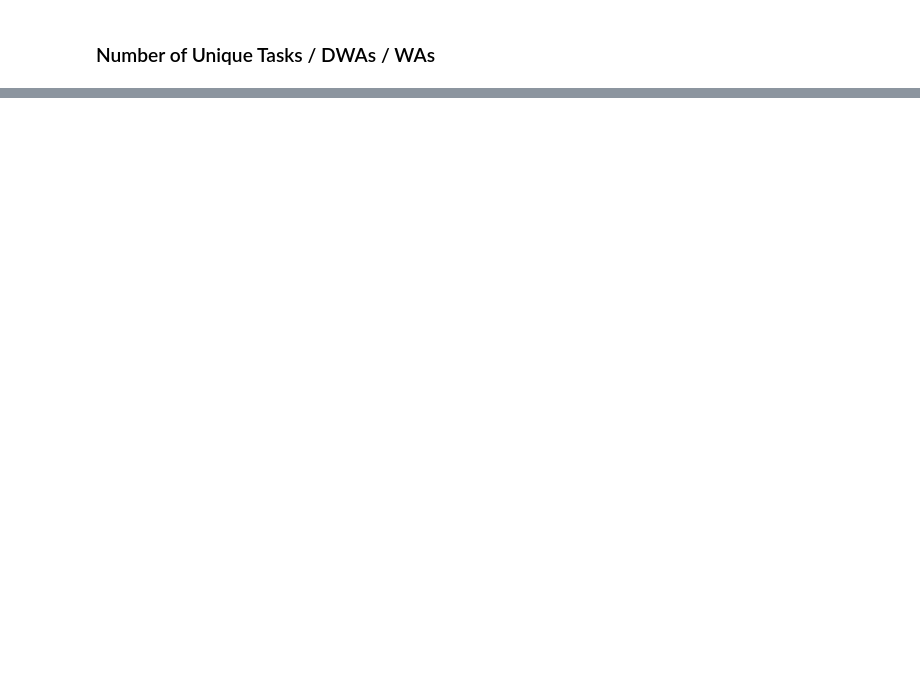
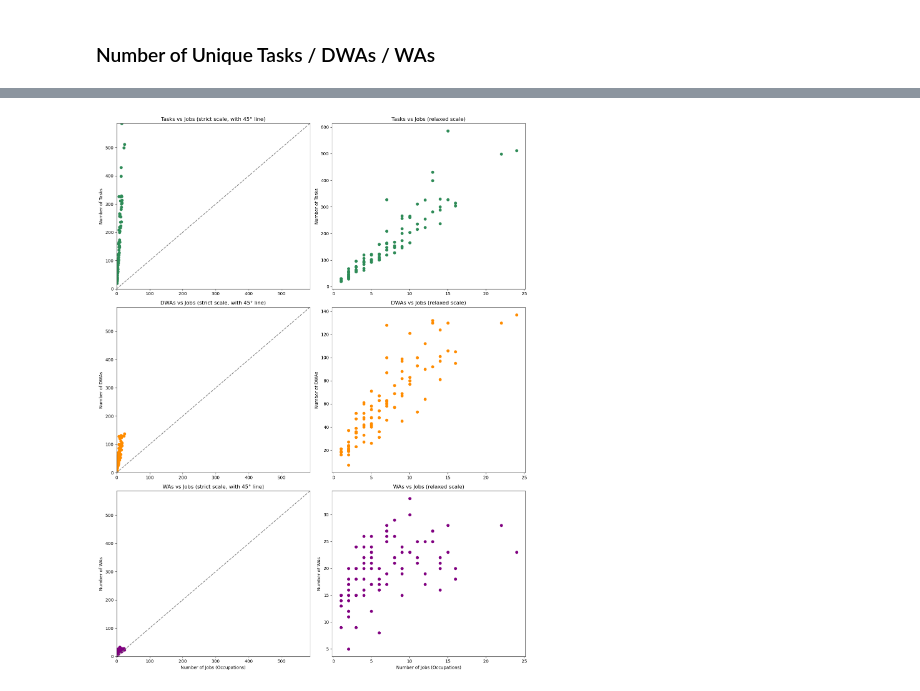
Before and after one commit to johnjosephhorton/rubin, a Jupyter notebook: agentic_ai/onet_handoff_measure.ipynb, the cells around one changed output, grey strips where cells are left out. Saved outputs shown, nothing was run; the diff lists cells and outputs as text; code cells hidden in the pictures; blank space fills up the shorter version.

```diff
--- a/agentic_ai/onet_handoff_measure.ipynb
+++ b/agentic_ai/onet_handoff_measure.ipynb
@@ -41,8 +41,13 @@ onet = pd.read_csv(f'{input_data_path}/onet_occupations_yearly.csv')
 # keep 2023 entries only
 onet = onet[onet['year'] == 2023].reset_index(drop=True)
 
-# add industry column
-onet['ind'] = onet['occ_code'].apply(lambda x: x.split('-')[0] if '-' in x else x)
+# define industry column:
+# 2-digit SOC code --> Major Group
+# 5-digit SOC code --> Minor Group
+# 6-digit SOC code --> Broad Occupation
+# 7-digit SOC code --> Detailed Occupation
+SOC_group_num_digits = 5
+onet['ind'] = onet['occ_code'].apply(lambda x: x[:SOC_group_num_digits])
 
 # remove 's for consistency issues
 onet = onet.applymap(lambda x: x.replace("'", "") if isinstance(x, str) else x)
@@ -438,0 +413,58 @@ plt.show()
+# %%
+import matplotlib.pyplot as plt
+
+# --- Compute absolute counts per industry ---
+jobs_tasks_abs = (
+    onet.groupby("ind_name")
+    .agg(
+        num_unique_occ=("occ_title", "nunique"),
+        num_unique_tasks=("task", "nunique"),
+        num_unique_DWAs=("dwa_title", "nunique"),
+        num_unique_WAs=("wa_name", "nunique"),
+    )
+    .reset_index()
+)
+
+# Determine common axis limits for column 1 (strict)
+max_x = jobs_tasks_abs["num_unique_occ"].max()
+max_y = max(
+    jobs_tasks_abs["num_unique_tasks"].max(),
+    jobs_tasks_abs["num_unique_DWAs"].max(),
+    jobs_tasks_abs["num_unique_WAs"].max()
+)
+limit = max(max_x, max_y)
+
+# --- Scatter plots in 3x2 grid ---
+fig, axes = plt.subplots(3, 2, figsize=(14, 18), sharex=False, sharey=False)
+
+# Data config
+measures = [
+    ("num_unique_tasks", "Tasks", "seagreen"),
+    ("num_unique_DWAs", "DWAs", "darkorange"),
+    ("num_unique_WAs", "WAs", "purple"),
+]
+
+for i, (col, label, color) in enumerate(measures):
+    # Left column: strict axis with 45° line
+    axes[i, 0].scatter(jobs_tasks_abs["num_unique_occ"], jobs_tasks_abs[col], color=color)
+    axes[i, 0].plot([0, limit], [0, limit], linestyle="--", color="gray")
+    axes[i, 0].set_title(f"{label} vs Jobs (strict scale, with 45° line)")
+    axes[i, 0].set_ylabel(f"Number of {label}")
+    axes[i, 0].set_xlim(0, limit)
+    axes[i, 0].set_ylim(0, limit)
+
+    # Right column: relaxed axis (autoscale)
+    axes[i, 1].scatter(jobs_tasks_abs["num_unique_occ"], jobs_tasks_abs[col], color=color)
+    axes[i, 1].set_title(f"{label} vs Jobs (relaxed scale)")
+    axes[i, 1].set_ylabel(f"Number of {label}")
+    # autoscale → don't fix xlim/ylim
+
+# X labels only for bottom row
+axes[2, 0].set_xlabel("Number of Jobs (Occupations)")
+axes[2, 1].set_xlabel("Number of Jobs (Occupations)")
+
+plt.tight_layout()
+plt.savefig(f"{output_plot_path}/tasks_dwas_was_vs_jobs_scatter_3x2_relaxed.png")
+plt.show()
+# %% [output]
+[figure, added]
```
Also changed, not shown: parts of 9 cells of this notebook.
